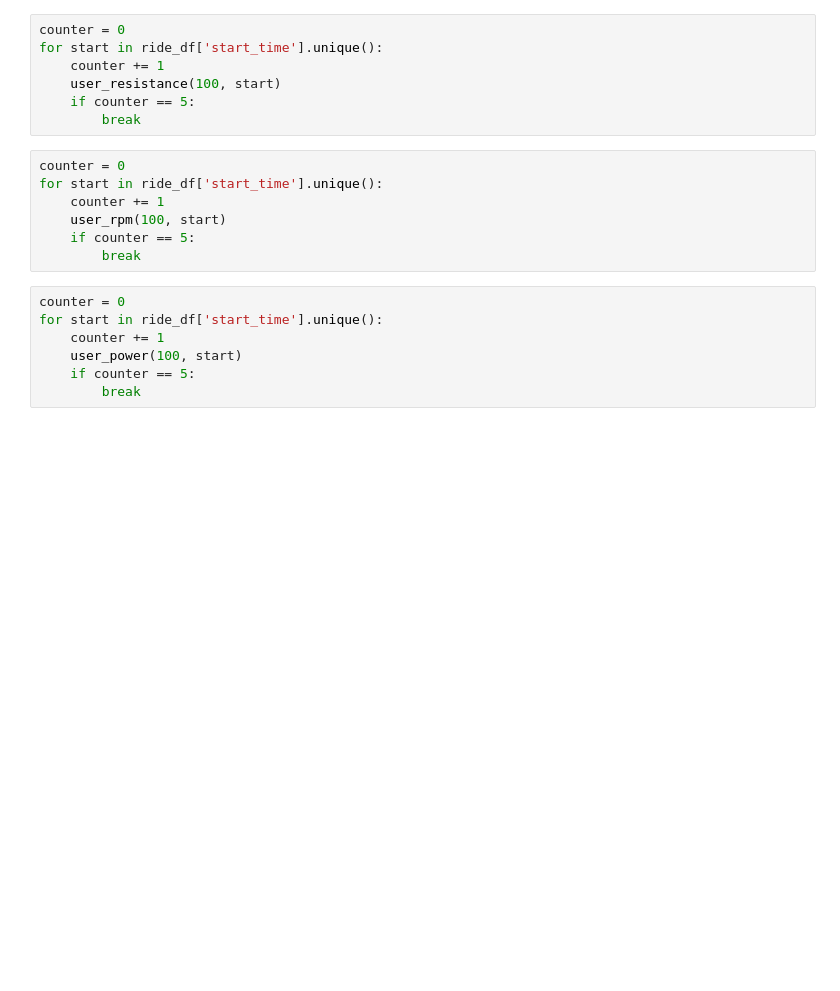
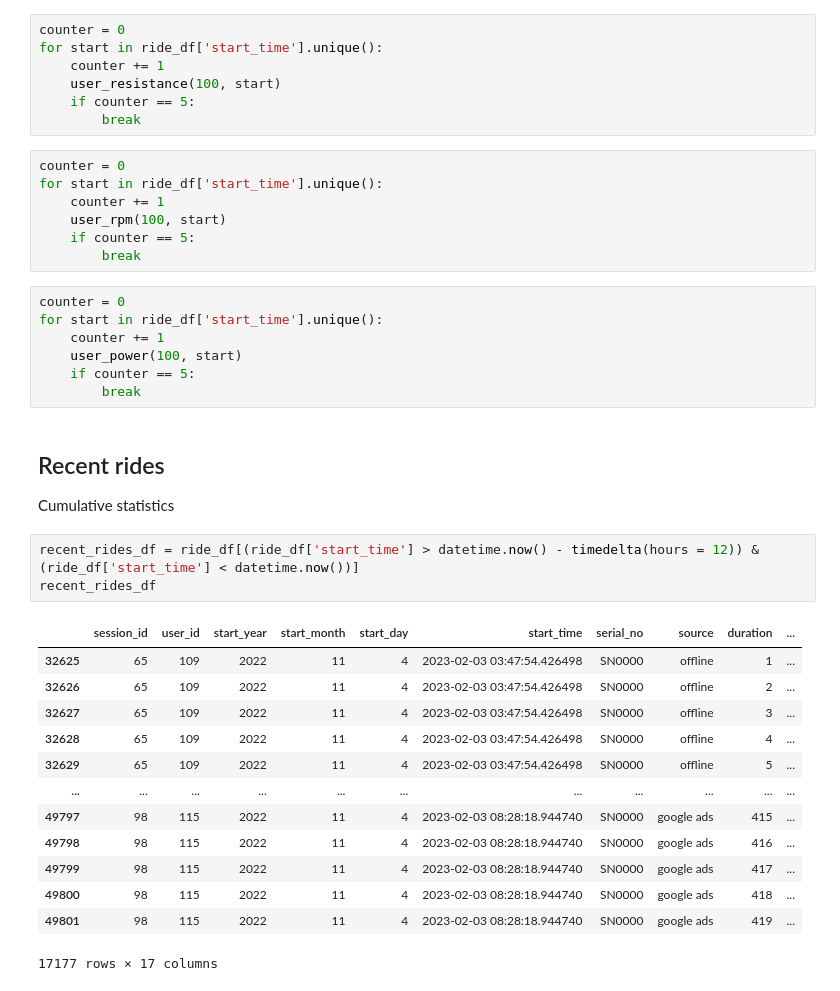
Before and after one commit to Eros-code/Deloton, a Jupyter notebook: app/processing_stage.ipynb, the cells around one changed output. Cells and saved outputs as stored; diff of their text form; blank space fills up the shorter version.

```diff
--- a/app/processing_stage.ipynb
+++ b/app/processing_stage.ipynb
@@ -102,3 +106,23 @@ for start in ride_df['start_time'].unique():
     user_power(100, start)
     if counter == 5:
         break
+# %% [markdown]
+## Recent rides
+Cumulative statistics
+# %%
+recent_rides_df = ride_df[(ride_df['start_time'] > datetime.now() - timedelta(hours = 12)) & (ride_df['start_time'] < datetime.now())]
+recent_rides_df
+# %% [output]
+|  | session_id | user_id | start_year | start_month | start_day | start_time | serial_no | source | duration | ... |
+| 32625 | 65 | 109 | 2022 | 11 | 4 | 2023-02-03 03:47:54.426498 | SN0000 | offline | 1 | ... |
+| 32626 | 65 | 109 | 2022 | 11 | 4 | 2023-02-03 03:47:54.426498 | SN0000 | offline | 2 | ... |
+| 32627 | 65 | 109 | 2022 | 11 | 4 | 2023-02-03 03:47:54.426498 | SN0000 | offline | 3 | ... |
+| 32628 | 65 | 109 | 2022 | 11 | 4 | 2023-02-03 03:47:54.426498 | SN0000 | offline | 4 | ... |
+| 32629 | 65 | 109 | 2022 | 11 | 4 | 2023-02-03 03:47:54.426498 | SN0000 | offline | 5 | ... |
+| ... | ... | ... | ... | ... | ... | ... | ... | ... | ... | ... |
+| 49797 | 98 | 115 | 2022 | 11 | 4 | 2023-02-03 08:28:18.944740 | SN0000 | google ads | 415 | ... |
+| 49798 | 98 | 115 | 2022 | 11 | 4 | 2023-02-03 08:28:18.944740 | SN0000 | google ads | 416 | ... |
+| 49799 | 98 | 115 | 2022 | 11 | 4 | 2023-02-03 08:28:18.944740 | SN0000 | google ads | 417 | ... |
+| 49800 | 98 | 115 | 2022 | 11 | 4 | 2023-02-03 08:28:18.944740 | SN0000 | google ads | 418 | ... |
+| 49801 | 98 | 115 | 2022 | 11 | 4 | 2023-02-03 08:28:18.944740 | SN0000 | google ads | 419 | ... |
+17177 rows × 17 columns
```
Also changed, not shown: parts of 16 cells of this notebook, 2 other files.
